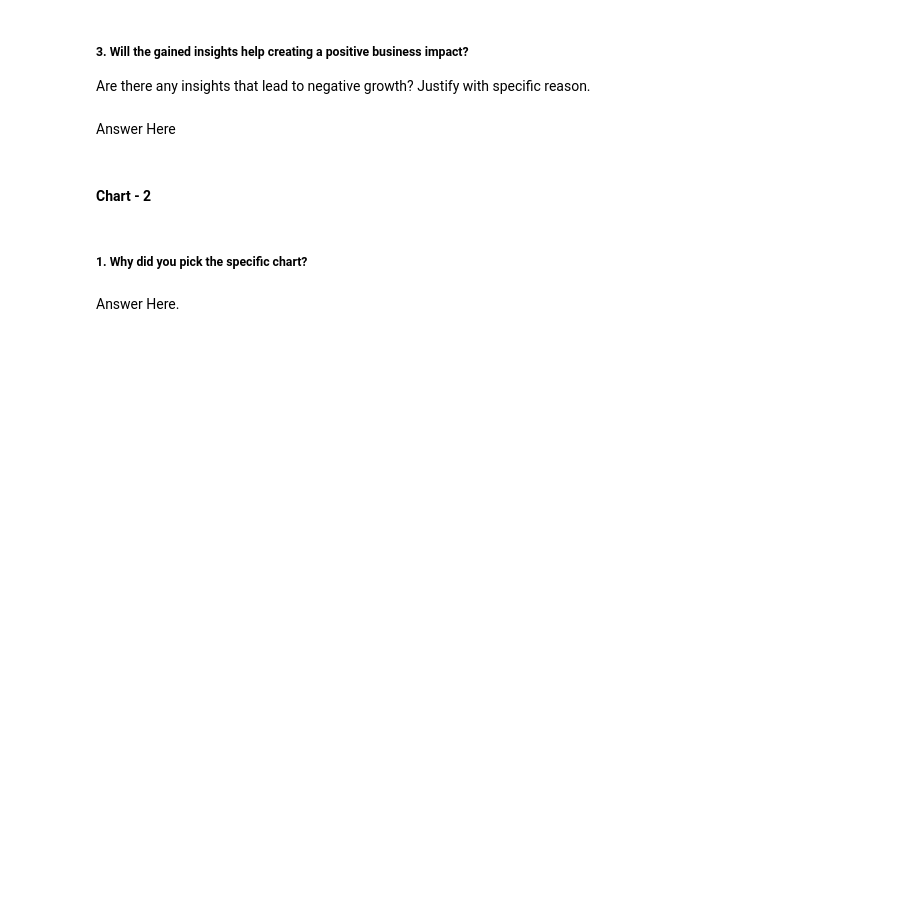
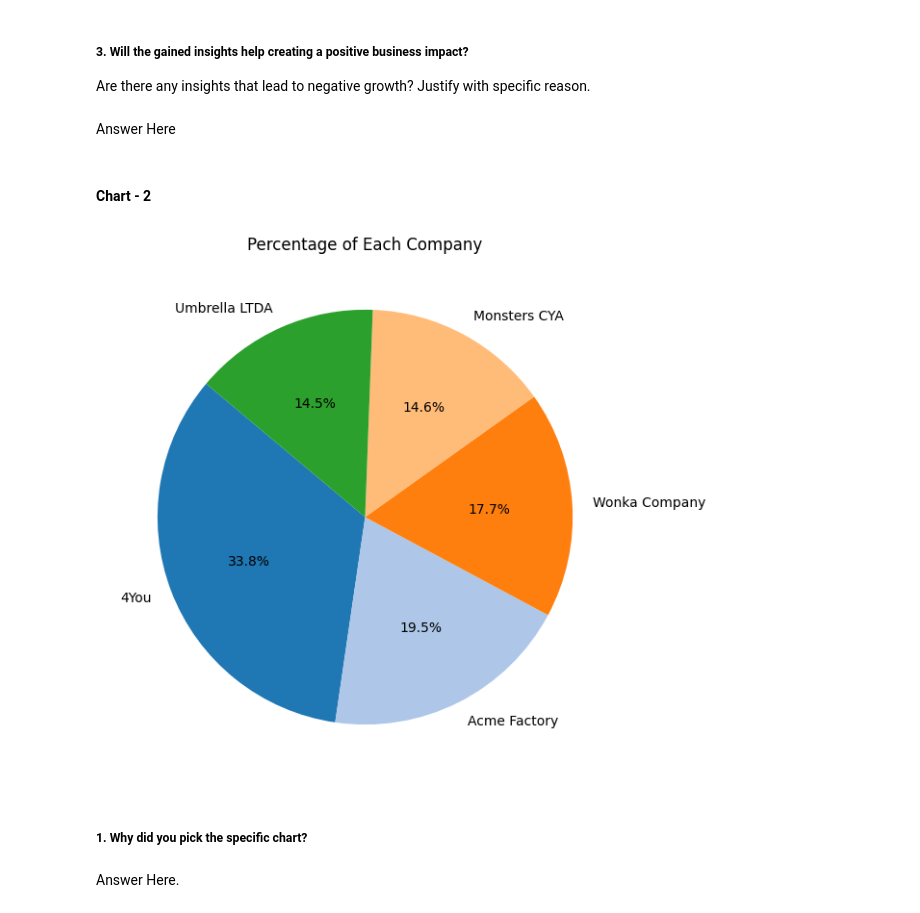
Before and after one commit to Navjotkhatri/Productionization_of_ML_Systems_in_Travel_Industry, a Jupyter notebook: Gender_Classification_Model_Productionization_of_ML_Systems.ipynb, the cells around one changed output. Drawn from its saved outputs; the diff is of its cells as text; code cells hidden in the pictures; blank space fills up the shorter version.

```diff
--- a/Gender_Classification_Model_Productionization_of_ML_Systems.ipynb
+++ b/Gender_Classification_Model_Productionization_of_ML_Systems.ipynb
@@ -277,3 +318,13 @@ Answer Here
+# %%
+company_count=users_df['company'].value_counts()
+# %%
+# Chart - 2 visualization code
+plt.figure(figsize=(10, 7))
+plt.pie(company_count, labels=company_count.index,autopct='%1.1f%%',  startangle=140,colors=plt.get_cmap('tab20').colors)
+plt.title('Percentage of Each Company')
+plt.show()
+# %% [output]
+[figure, added]
 # %% [markdown]
 ##### 1. Why did you pick the specific chart?
 # %% [markdown]
```
Also changed, not shown: parts of 146 cells of this notebook.
